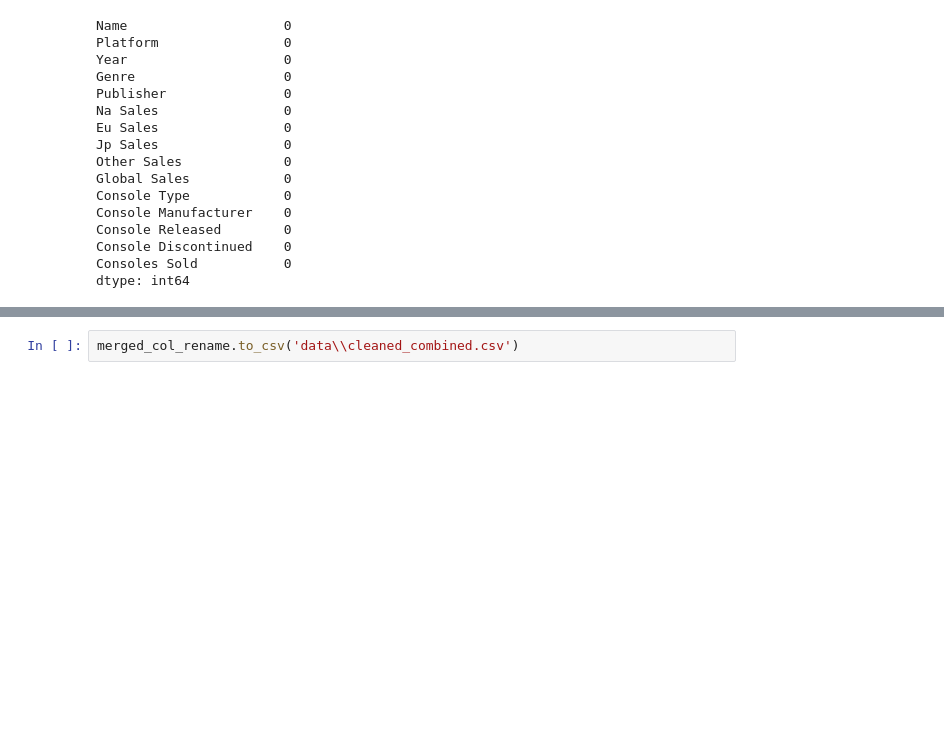
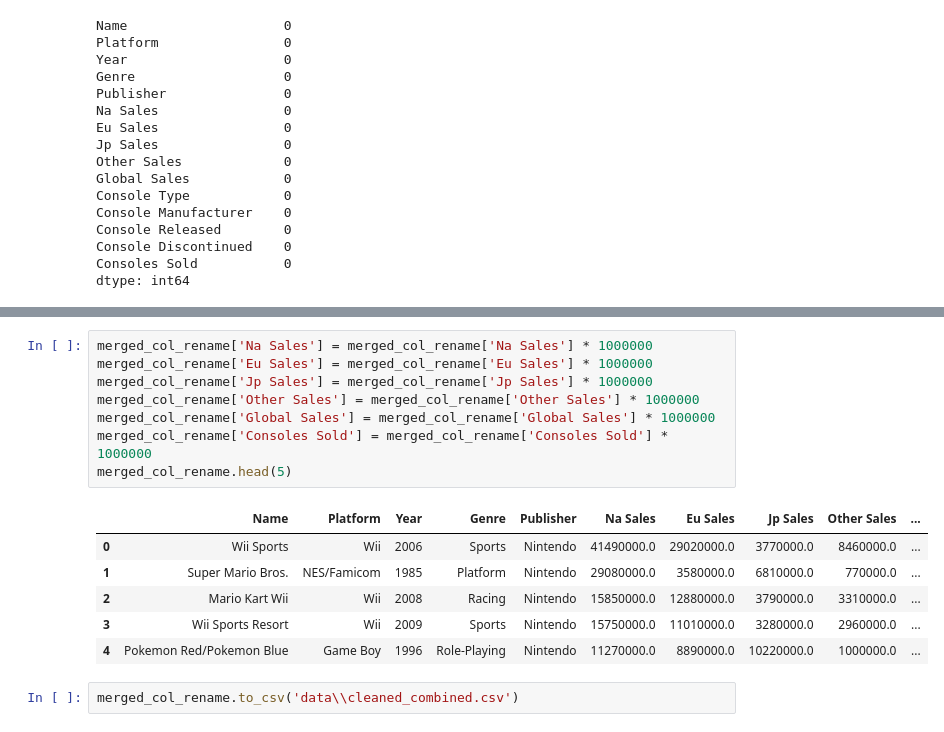
Before and after one commit to V-Pool/vg_sales, a Jupyter notebook: sales.ipynb, the cells around one changed output, grey strips where cells are left out. Cells and saved outputs as stored; diff of their text form; blank space fills up the shorter version.

Commit message:
multiplied sales fields by a million

```diff
--- a/sales.ipynb
+++ b/sales.ipynb
@@ -309,2 +329,17 @@ dtype: int64
+# %%
+merged_col_rename['Na Sales'] = merged_col_rename['Na Sales'] * 1000000
+merged_col_rename['Eu Sales'] = merged_col_rename['Eu Sales'] * 1000000
+merged_col_rename['Jp Sales'] = merged_col_rename['Jp Sales'] * 1000000
+merged_col_rename['Other Sales'] = merged_col_rename['Other Sales'] * 1000000
+merged_col_rename['Global Sales'] = merged_col_rename['Global Sales'] * 1000000
+merged_col_rename['Consoles Sold'] = merged_col_rename['Consoles Sold'] * 1000000
+merged_col_rename.head(5)
+# %% [output]
+|  | Name | Platform | Year | Genre | Publisher | Na Sales | Eu Sales | Jp Sales | Other Sales | ... |
+| 0 | Wii Sports | Wii | 2006 | Sports | Nintendo | 41490000.0 | 29020000.0 | 3770000.0 | 8460000.0 | ... |
+| 1 | Super Mario Bros. | NES/Famicom | 1985 | Platform | Nintendo | 29080000.0 | 3580000.0 | 6810000.0 | 770000.0 | ... |
+| 2 | Mario Kart Wii | Wii | 2008 | Racing | Nintendo | 15850000.0 | 12880000.0 | 3790000.0 | 3310000.0 | ... |
+| 3 | Wii Sports Resort | Wii | 2009 | Sports | Nintendo | 15750000.0 | 11010000.0 | 3280000.0 | 2960000.0 | ... |
+| 4 | Pokemon Red/Pokemon Blue | Game Boy | 1996 | Role-Playing | Nintendo | 11270000.0 | 8890000.0 | 10220000.0 | 1000000.0 | ... |
 # %%
 merged_col_rename.to_csv('data\\cleaned_combined.csv')
```
Also changed, not shown: parts of 1 cell of this notebook, 1 other file.
